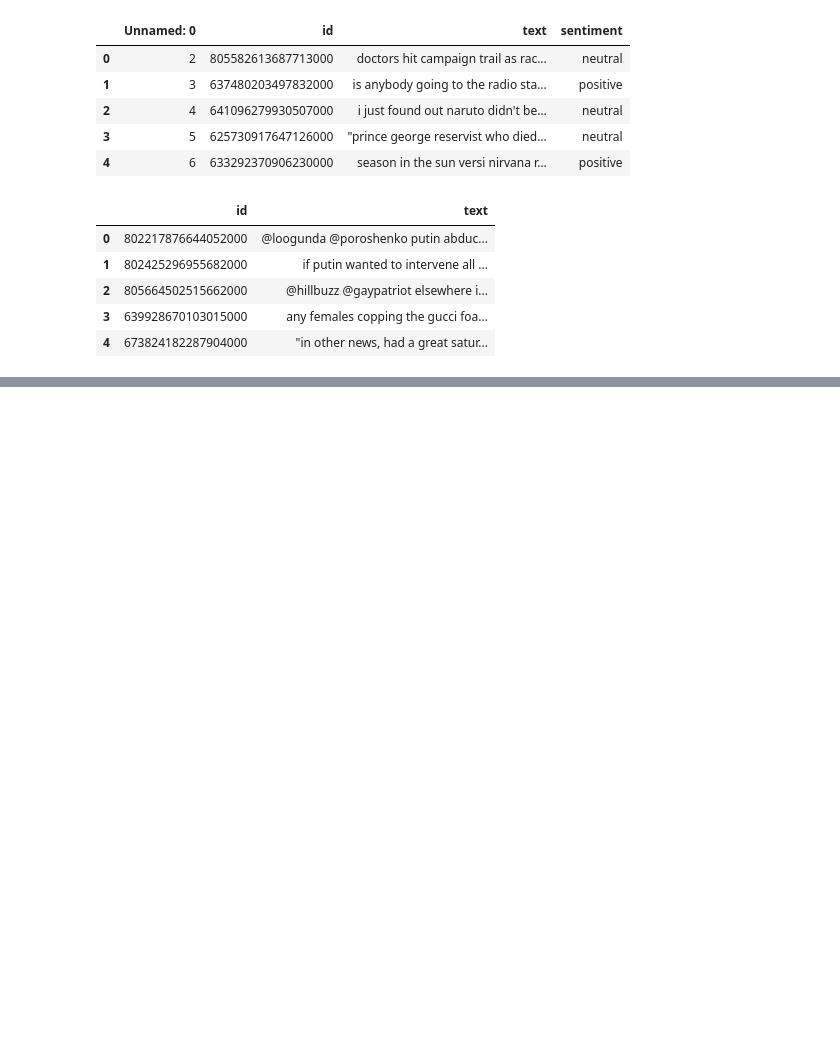
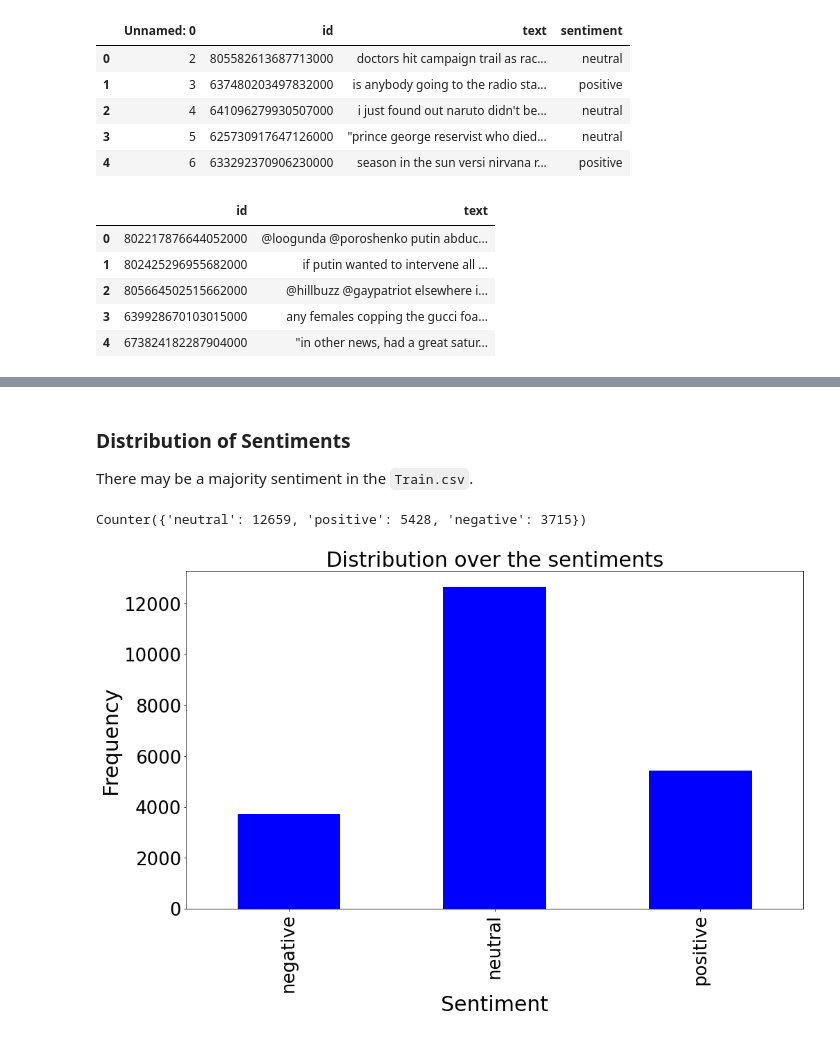
Before and after one commit to DigitalData/unimelb.comp30027.ml-assignment-2, a Jupyter notebook: code/sentiment-analysis.ipynb, the cells around one changed output, grey strips where cells are left out. Saved outputs shown, nothing was run; the diff lists cells and outputs as text; code cells hidden in the pictures; blank space fills up the shorter version.

Commit message:
report: beginning feature analysis
The Feature analysis section was reached, now the `sentiment-analysis.ipynb` needs to be updated to generate comparison plots.

```diff
--- a/code/sentiment-analysis.ipynb
+++ b/code/sentiment-analysis.ipynb
@@ -167,10 +127,0 @@ The stop-word list is developed by iteratively plotting the above word clouds an
-# %%
-from feature_extraction import clean_tweet
-
-# perform cleaning on the data (just to show functionality)
-train_df['text_clean'] = train_df['text'].apply(lambda t: clean_tweet(t))
-test_df['text_clean'] = test_df['text'].apply(lambda t: clean_tweet(t))
-
-# extract the word lists from the cleaned tweets
-train_df['word_list_clean'] = train_df['text_clean'].apply(lambda t: t.split(' '))
-test_df['word_list_clean'] = test_df['text_clean'].apply(lambda t: t.split(' '))
@@ -208,3 +127,0 @@ Extract the sentiments and tweets as well
-# %%
-train_df = pd.read_csv("../data/Train.csv", sep=',')
-test_df = pd.read_csv("../data/Test.csv", sep=',')
@@ -591,0 +128,17 @@ weighted avg       0.66      0.66      0.63     10901
+# %% [markdown]
+### Distribution of Sentiments
+
+There may be a majority sentiment in the `Train.csv`.
+# %%
+# Sentiment options and counts
+print(Counter(train_df[['sentiment']].values[:, 0]))
+
+# Distribution of the data between the sentiments
+train_df.groupby('sentiment').count().plot.bar(legend=False, figsize=(16, 9), color='blue')
+plt.xlabel('Sentiment')
+plt.ylabel('Frequency')
+plt.title('Distribution over the sentiments')
+plt.savefig('../report/img/sentiment-distribution.png', bbox_inches='tight')
+# %% [output]
+Counter({'neutral': 12659, 'positive': 5428, 'negative': 3715})
+[figure, added]
```
Also changed, not shown: parts of 57 cells of this notebook, 18 other files.
